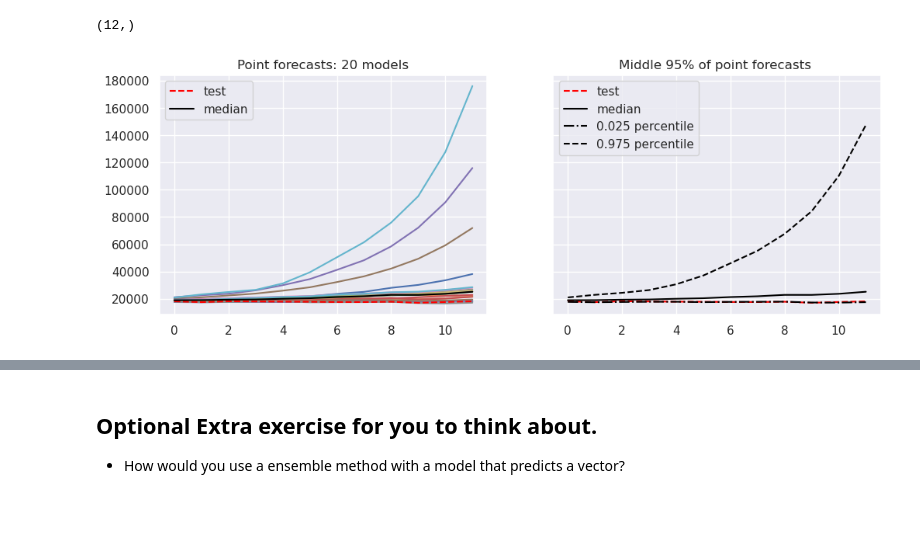
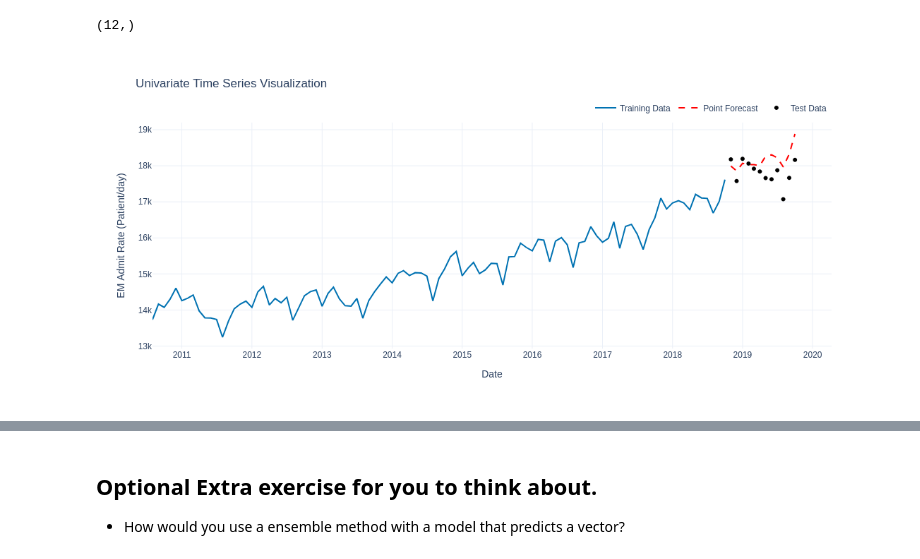
Before and after one commit to health-data-science-OR/forecasting, a Jupyter notebook: 05_neural_networks/feedforward/keras/autoregression_keras_part2_2026.ipynb, the cells around one changed output, grey strips where cells are left out. Drawn from its saved outputs; the diff is of its cells as text; code cells hidden in the pictures; blank space fills up the shorter version.

```diff
--- a/05_neural_networks/feedforward/keras/autoregression_keras_part2_2026.ipynb
+++ b/05_neural_networks/feedforward/keras/autoregression_keras_part2_2026.ipynb
@@ -854,8 +865,7 @@ for n in range(N_MODELS):
     history = model_n.fit(x=X_train,
                           y=y_train,
                           epochs=N_EPOCHS,
-                          verbose=0,
-                          validation_split=0.1)
+                          verbose=0)
 
     mlp = get_network_model(
     ws=12,
@@ -905,24 +917,3 @@ y_preds_97_5 = np.percentile(e_preds_tran.T, 97.5, axis=0)
 y_preds_mdn.shape
 # %% [output]
 (12,)
-# %%
-# plot the individual forecasts and the median
-
-fig,ax = plt.subplots(1, 2, sharey=True, figsize=(12, 4))
-ax[0].plot(e_preds_tran)
-ax[0].plot(scaler.inverse_transform(y_test), label='test', linestyle='--',
-         color='red')
-ax[0].plot(y_preds_mdn, label='median', linestyle='-', color='black')
-ax[0].legend()
-ax[0].set_title(f'Point forecasts: {N_MODELS} models')
-
-ax[1].plot(scaler.inverse_transform(y_test), label='test', linestyle='--',
-         color='red')
-ax[1].plot(y_preds_mdn, label='median', linestyle='-', color='black')
-ax[1].plot(y_preds_2_5, label='0.025 percentile', linestyle='-.', color='black')
-ax[1].plot(y_preds_97_5, label='0.975 percentile', linestyle='--', color='black')
-#ax[1].plot(y_preds_lm, label='original lmforecast', linestyle='--', color='green')
-ax[1].set_title(f'Middle 95% of point forecasts ')
-ax[1].legend();
-# %% [output]
-[figure, removed]
@@ -933,0 +920,10 @@ print(f'rmse lm: {rmse_mlp:.2f}\nrmse ensemble: {rmse_mdn:.2f}')
+# %%
+# plot the median of the predictions
+_ = plot_time_series(
+    training_data = pd.DataFrame(admit_rate_train),
+    test_data = pd.DataFrame(admit_rate_test),
+    forecast = pd.DataFrame(y_preds_mdn, index=admit_rate_test.index),
+    y_axis_label = "EM Admit Rate (Patient/day)"
+)
+# %% [output]
+[figure, added]
```
Also changed, not shown: parts of 18 cells of this notebook.
